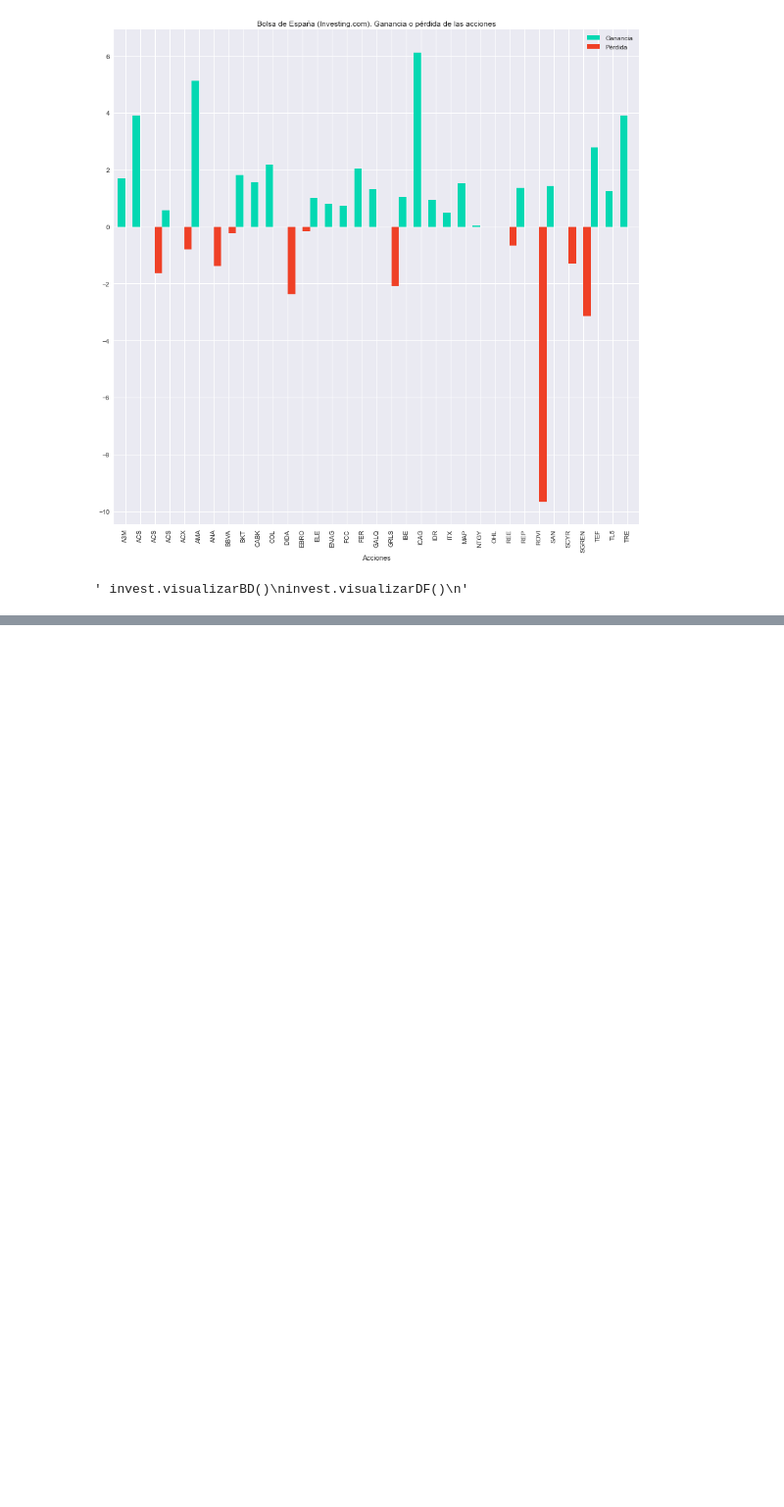
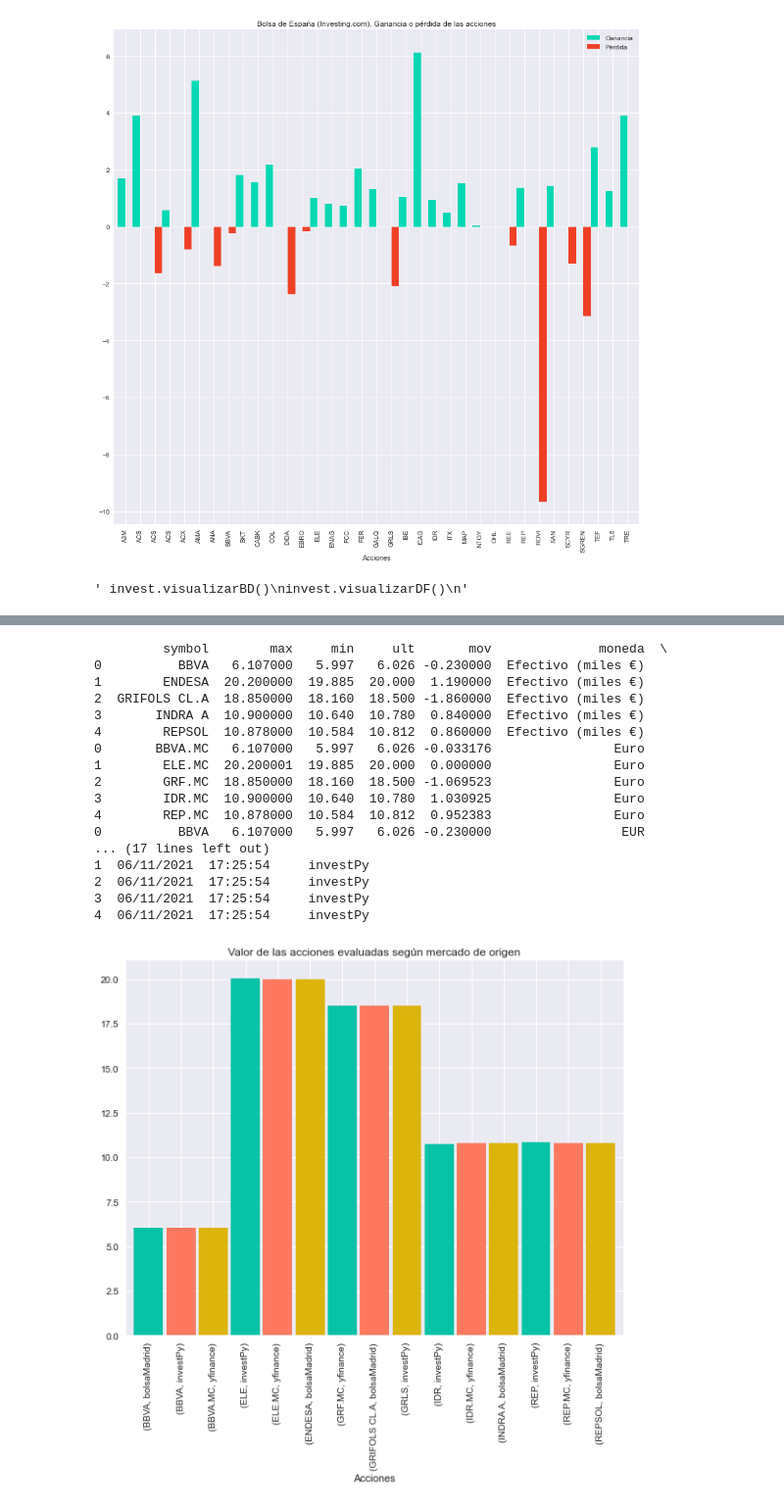
Before and after one commit to pptscdia2021/pp12021grupo2_a2-grupo2, a Jupyter notebook: TP2 Webscraping&api/Jupyter/prueba2.ipynb, the cells around one changed output, grey strips where cells are left out. Shown: that part at 98% size. Saved outputs shown, nothing was run; the diff lists cells and outputs as text; code cells hidden in the pictures; blank space fills up the shorter version.

Commit message:
grafico comparar acciones

```diff
--- a/TP2 Webscraping&api/Jupyter/prueba2.ipynb
+++ b/TP2 Webscraping&api/Jupyter/prueba2.ipynb
@@ -87,7 +87,8 @@ class Origen:
         plt.title(titulo) #título del grafico
         plt.xlabel('Acciones') #título del eje de las x
         plt.savefig(nombre, bbox_inches='tight') #guardamos el gráfico, 'tight' para guardarlo completo [parámetro: nombre]
-        plt.tight_layout();plt.show() #mostramos el gráfico de manera completa
+        plt.tight_layout() #mostramos el gráfico de manera completa
+
 
 
     def filtrarAcciones(self, nombreAccion):
@@ -322,0 +290,61 @@ print(cotizaciones.juntarDBS())
+# %%
+class Cotizaciones():
+
+    def __init__(self, acciones, mercados):
+        self.acciones = acciones
+        self.mercados = mercados
+
+    def juntarDBS(self):
+        df = pd.DataFrame()
+        for mercado in self.mercados:
+            df = pd.concat([df, mercado.filtrarAcciones(self.acciones)], axis=0)
+        return df
+
+
+    def graficarComparacion(self,titulo,nombre):
+        df = self.juntarDBS()
+        comparar = df.groupby(['symbol', 'origen']).mean()["ult"]
+        # genera el gráfico:
+        comparar.plot(kind="bar",width=0.9, color=["#06C2A6","#FF7960","#DBB40C"], figsize=(8,8))
+        plt.style.use('seaborn')
+        plt.tight_layout()  # tip(!)
+        plt.title(titulo) #título del grafico
+        plt.xlabel('Acciones') #título del eje de las x
+        plt.savefig(nombre, bbox_inches='tight') #guardamos el gráfico, 'tight' para guardarlo completo [parámetro: nombre]
+
+    #otra forma de mostrar el gráfico (pero no quedaría bien)
+    #me parece que pega las columnas que tienen el mismo valor
+    def graficarComparacion2(self,titulo,nombre):
+        df = self.juntarDBS()
+        comparar = df.groupby(['symbol', 'origen']).mean()["ult"].unstack()
+        # genera el gráfico:
+        comparar.plot(kind="bar",width=1, color=["#06C2A6","#FF7960","#DBB40C"], figsize=(8,8))
+        plt.tight_layout()  # tip(!)
+        plt.title(titulo) #título del grafico
+        plt.xlabel('Acciones') #título del eje de las x
+        plt.savefig(nombre, bbox_inches='tight')
+# %%
+
+cotizaciones = Cotizaciones(nombreDeAcciones, [bolsamadrid, yahooFinance, invest])
+print(cotizaciones.juntarDBS())
+cotizaciones.graficarComparacion('Valor de las acciones evaluadas según mercado de origen','comparacionAccionesSegunMercado.png')
+cotizaciones.graficarComparacion2('Valor de las acciones evaluadas según mercado de origen','comparacionAccionesSegunMercado2.png')
+# %% [output]
+         symbol        max     min     ult       mov              moneda  \
+0          BBVA   6.107000   5.997   6.026 -0.230000  Efectivo (miles €)
+1        ENDESA  20.200000  19.885  20.000  1.190000  Efectivo (miles €)
+2  GRIFOLS CL.A  18.850000  18.160  18.500 -1.860000  Efectivo (miles €)
+3       INDRA A  10.900000  10.640  10.780  0.840000  Efectivo (miles €)
+4        REPSOL  10.878000  10.584  10.812  0.860000  Efectivo (miles €)
+0       BBVA.MC   6.107000   5.997   6.026 -0.033176                Euro
+1        ELE.MC  20.200001  19.885  20.000  0.000000                Euro
+2        GRF.MC  18.850000  18.160  18.500 -1.069523                Euro
+3        IDR.MC  10.900000  10.640  10.780  1.030925                Euro
+4        REP.MC  10.878000  10.584  10.812  0.952383                Euro
+0          BBVA   6.107000   5.997   6.026 -0.230000                 EUR
+... (17 lines left out)
+1  06/11/2021  17:25:54     investPy
+2  06/11/2021  17:25:54     investPy
+3  06/11/2021  17:25:54     investPy
+4  06/11/2021  17:25:54     investPy
+[figure, added]
```
Also changed, not shown: parts of 3 cells of this notebook, 2 other files.
